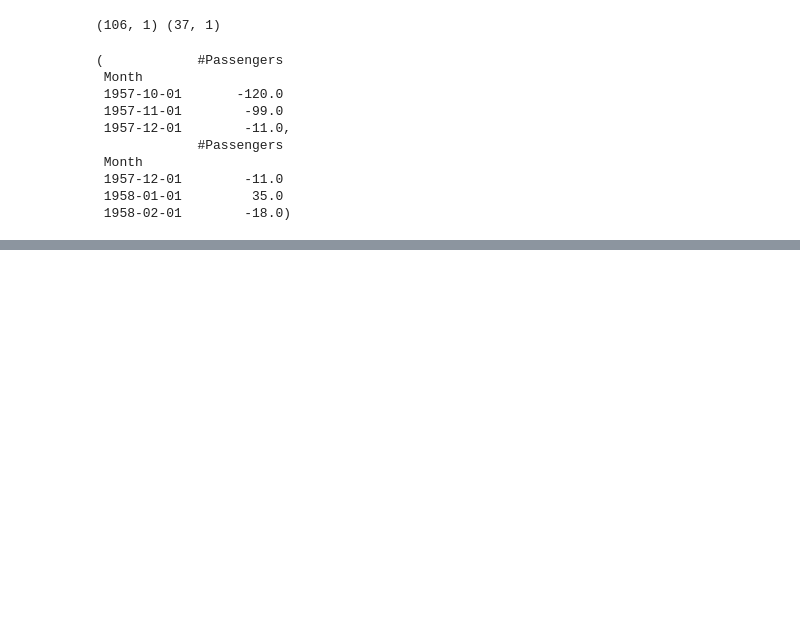
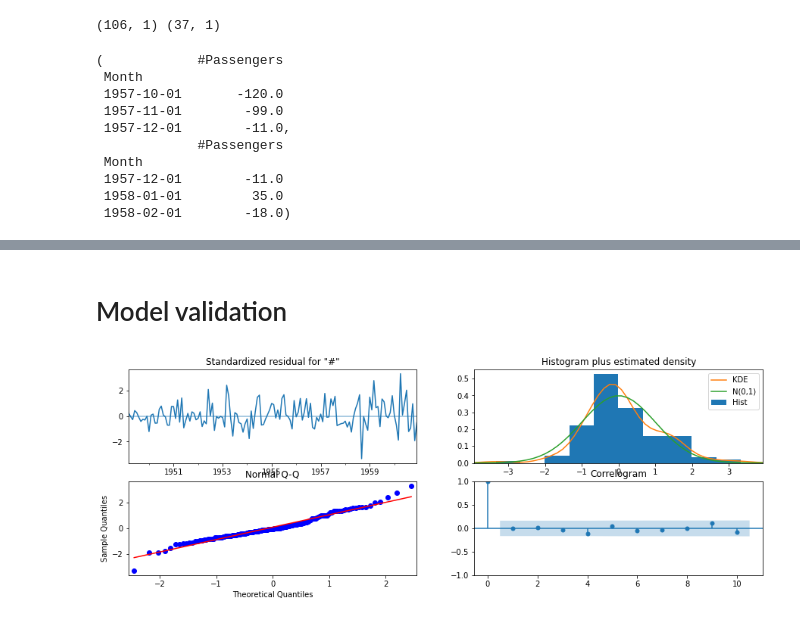
Before and after one commit to Pramod-Kumar808/time_series, a Jupyter notebook: notebook/Project_Notebook.ipynb, the cells around one changed output, grey strips where cells are left out. Saved outputs shown, nothing was run; the diff lists cells and outputs as text; code cells hidden in the pictures; blank space fills up the shorter version.

```diff
--- a/notebook/Project_Notebook.ipynb
+++ b/notebook/Project_Notebook.ipynb
@@ -204,0 +234,7 @@ plotting ARIMA model
+# %% [markdown]
+# Model validation
+# %%
+results.plot_diagnostics()
+plt.show()
+# %% [output]
+[figure, added]
```
Also changed, not shown: parts of 6 cells of this notebook.
